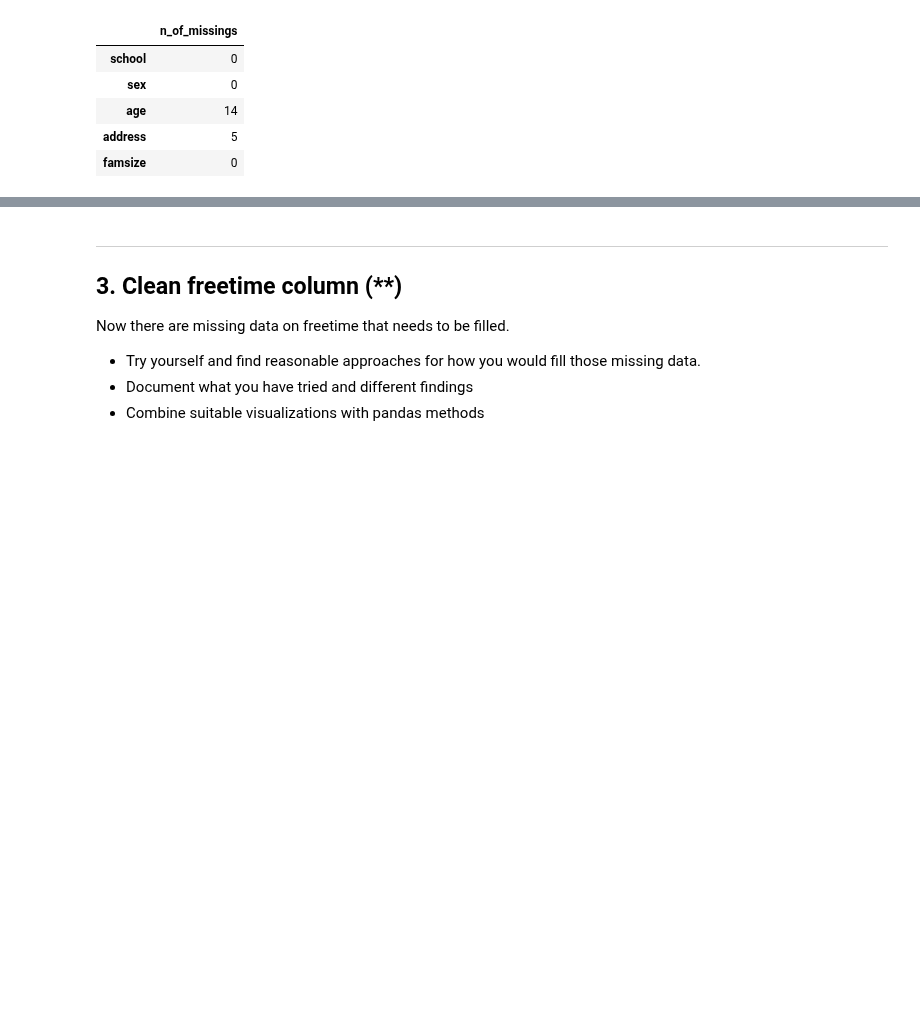
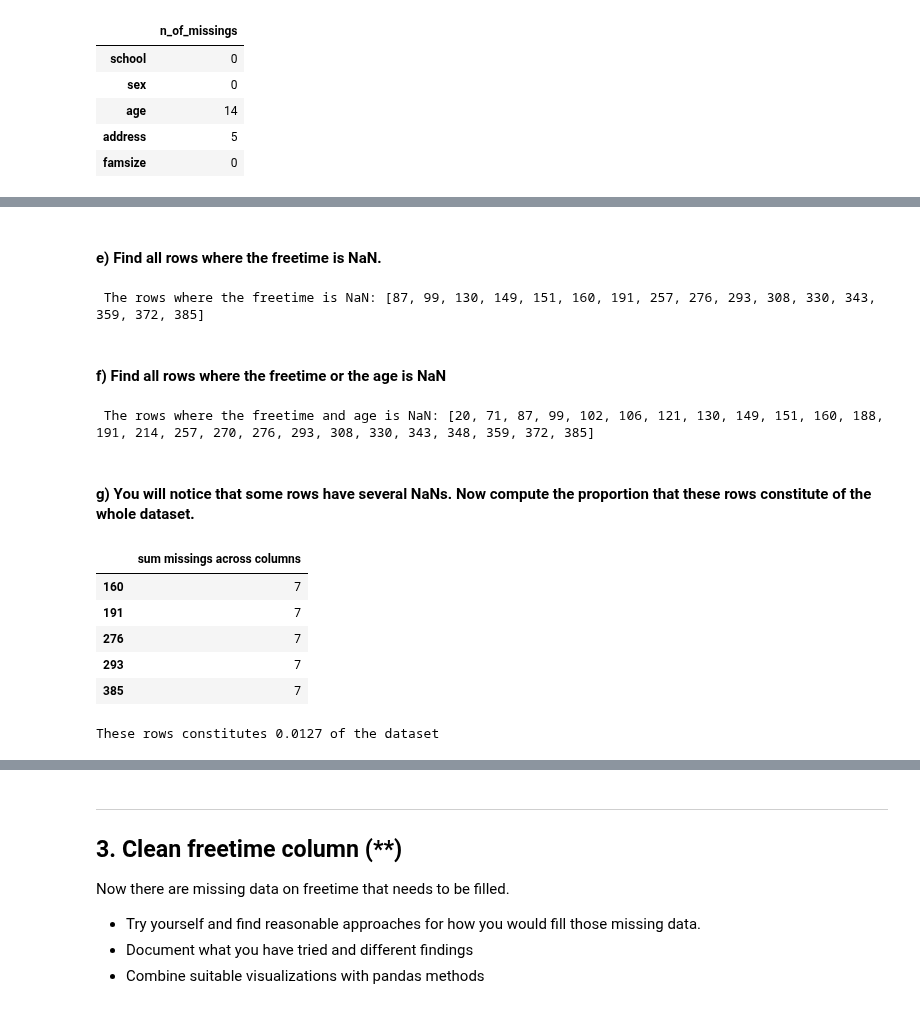
Before and after one commit to yuna-liu/Databehandling-Yuna-Liu, a Jupyter notebook: Exercises/E01_missing_aggregation/E01_missing_aggregation.ipynb, the cells around one changed output, grey strips where cells are left out. Cells and saved outputs as stored; diff of their text form; code cells hidden in the pictures; blank space fills up the shorter version.

Commit message:
question 1 done

```diff
--- a/Exercises/E01_missing_aggregation/E01_missing_aggregation.ipynb
+++ b/Exercises/E01_missing_aggregation/E01_missing_aggregation.ipynb
@@ -218,3 +206,38 @@ barplot_missing_data(df_1)
+# %% [markdown]
+#### e) Find all rows where the freetime is NaN.
+# %%
+#https://www.statology.org/pandas-get-index-of-row/
+freetime_missings_index = df_1.index[df_1["freetime"].isna()].tolist()
+print(f" The rows where the freetime is NaN: {freetime_missings_index}")
+# %% [output]
+ The rows where the freetime is NaN: [87, 99, 130, 149, 151, 160, 191, 257, 276, 293, 308, 330, 343, 359, 372, 385]
+# %% [markdown]
+#### f) Find all rows where the freetime or the age is NaN
+# %%
+freetime_age_missings_index = df_1.index[df_1["freetime"].isna()|df_1["age"].isna()].tolist()
+print(f" The rows where the freetime and age is NaN: {freetime_age_missings_index}")
+# %% [output]
+ The rows where the freetime and age is NaN: [20, 71, 87, 99, 102, 106, 121, 130, 149, 151, 160, 188, 191, 214, 257, 270, 276, 293, 308, 330, 343, 348, 359, 372, 385]
+# %% [markdown]
+#### g) You will notice that some rows have several NaNs. Now compute the proportion that these rows constitute of the whole dataset.
+# %%
+# https://stackoverflow.com/questions/59349484/why-does-df-isnull-sum-work-the-way-it-does
+df_missings_across_columns = pd.DataFrame({"sum missings across columns": df_1.isna().sum(1)})
+df_missings = df_missings_across_columns[df_missings_across_columns["sum missings across columns"]>1]
+df_missings
+# %% [output]
+|  | sum missings across columns |
+| 160 | 7 |
+| 191 | 7 |
+| 276 | 7 |
+| 293 | 7 |
+| 385 | 7 |
+# %%
+proporation = len(df_missings)/len(df_1)
+print(f"These rows constitutes {proporation:.4f} of the dataset")
+#https://datascienceparichay.com/article/get-the-number-of-rows-in-a-pandas-dataframe/
+# %% [output]
+These rows constitutes 0.0127 of the dataset
 # %% [markdown]
 ---
 ## 2. Clean the data (*)
```
Also changed, not shown: parts of 7 cells of this notebook.
